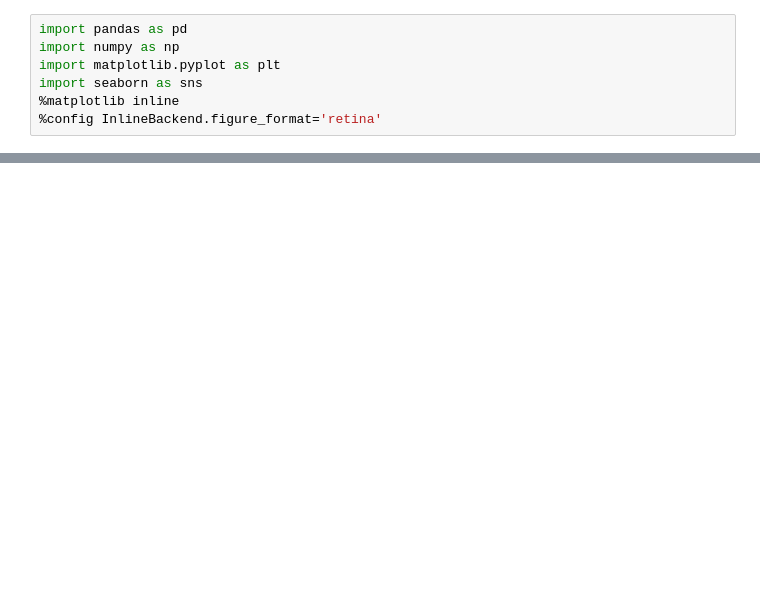
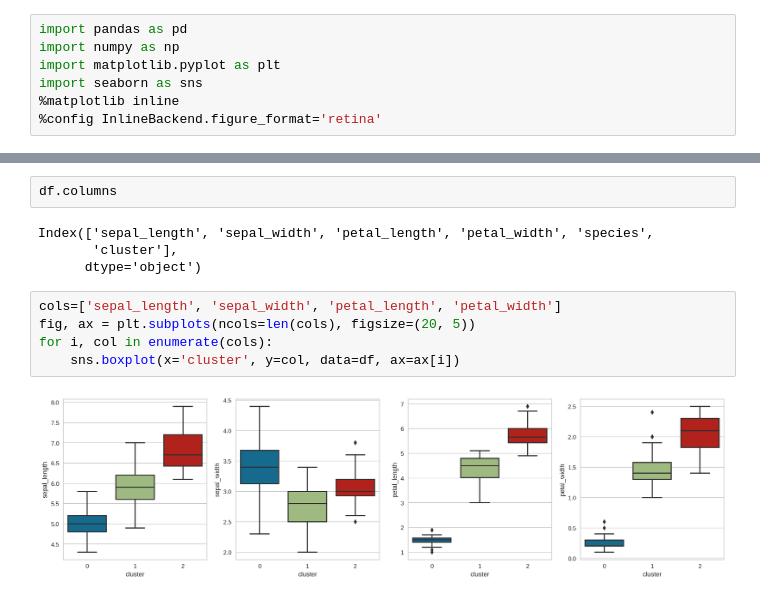
Before and after one commit to BigguyPapsi/Colab, a Jupyter notebook: Kmean.ipynb, the cells around one changed output, grey strips where cells are left out. Cells and saved outputs as stored; diff of their text form; blank space fills up the shorter version.

```diff
--- a/Kmean.ipynb
+++ b/Kmean.ipynb
@@ -27,0 +300,13 @@ sns.pairplot(df, vars=['sepal_length', 'sepal_width', 'petal_length', 'petal_wid
+# %%
+df.columns
+# %% [output]
+Index(['sepal_length', 'sepal_width', 'petal_length', 'petal_width', 'species',
+       'cluster'],
+      dtype='object')
+# %%
+cols=['sepal_length', 'sepal_width', 'petal_length', 'petal_width']
+fig, ax = plt.subplots(ncols=len(cols), figsize=(20, 5))
+for i, col in enumerate(cols):
+    sns.boxplot(x='cluster', y=col, data=df, ax=ax[i])
+# %% [output]
+[figure, added]
```
Also changed, not shown: parts of 35 cells of this notebook.
